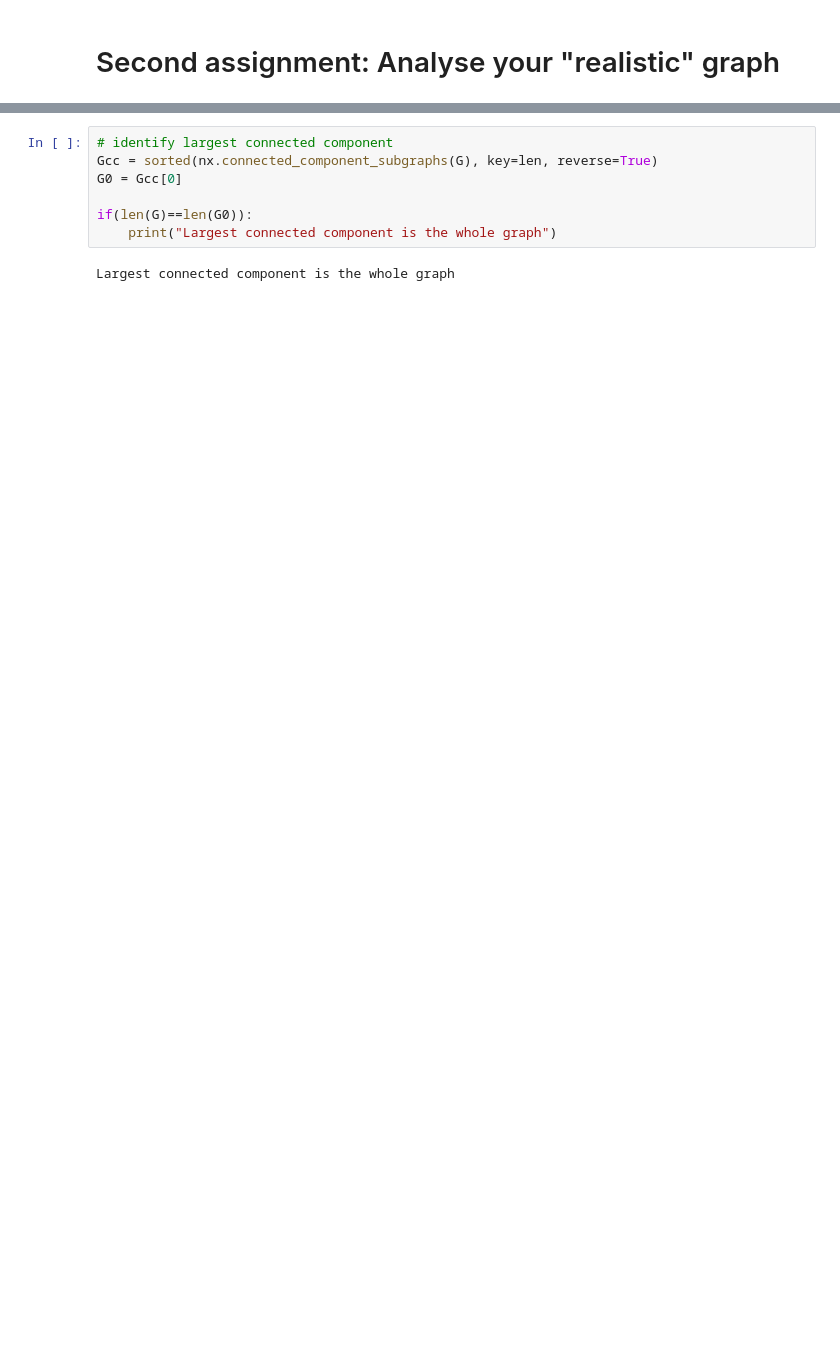
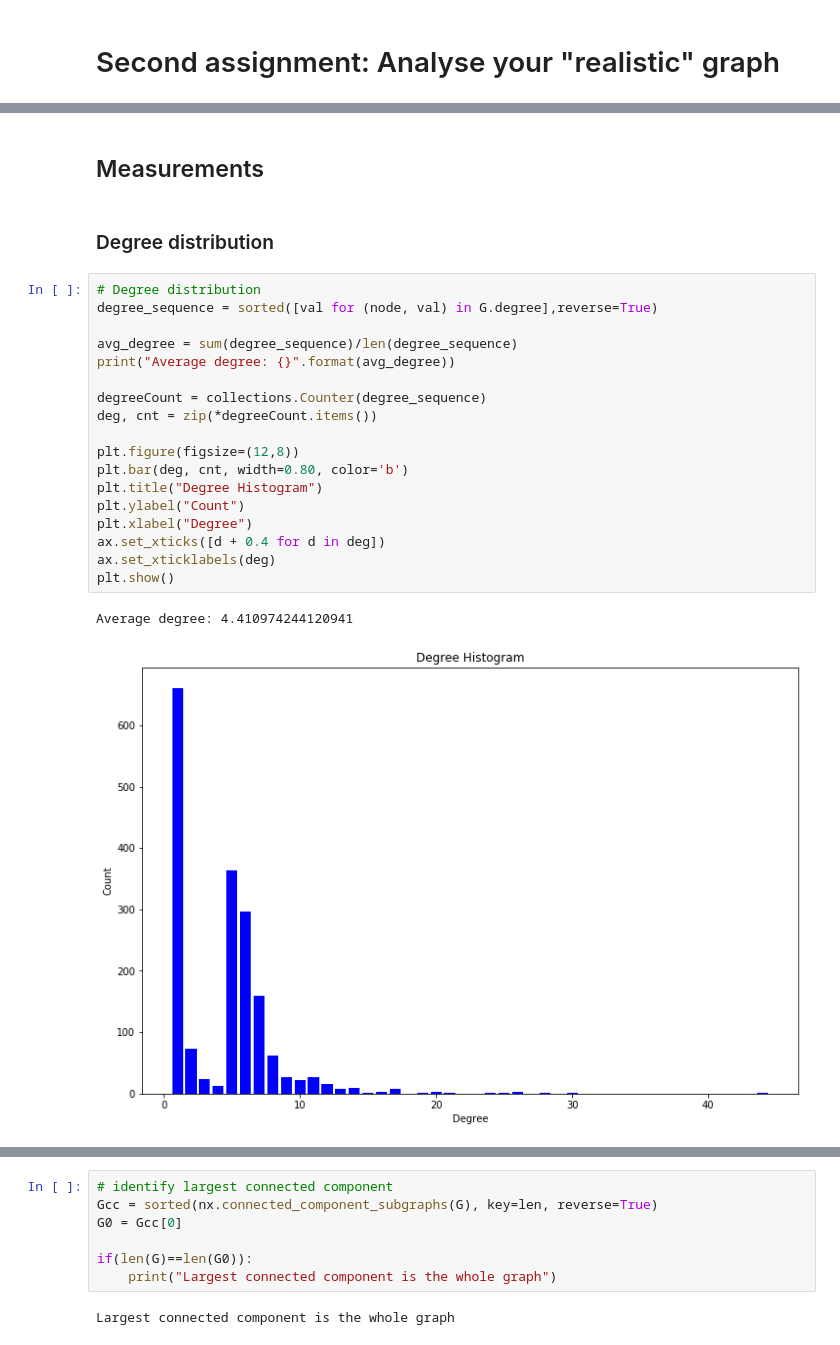
Before and after one commit to cantarinigiorgio/GraphAnalitycs, a Jupyter notebook: lab2/Second assignment.ipynb, the cells around one changed output, grey strips where cells are left out. Saved outputs shown, nothing was run; the diff lists cells and outputs as text; blank space fills up the shorter version.

```diff
--- a/lab2/Second assignment.ipynb
+++ b/lab2/Second assignment.ipynb
@@ -18,0 +20,25 @@ nx.draw_networkx(G,font_size=0,node_size=50)
+# %% [markdown]
+## Measurements
+# %% [markdown]
+### Degree distribution
+# %%
+# Degree distribution
+degree_sequence = sorted([val for (node, val) in G.degree],reverse=True)
+
+avg_degree = sum(degree_sequence)/len(degree_sequence)
+print("Average degree: {}".format(avg_degree))
+
+degreeCount = collections.Counter(degree_sequence)
+deg, cnt = zip(*degreeCount.items())
+
+plt.figure(figsize=(12,8))
+plt.bar(deg, cnt, width=0.80, color='b')
+plt.title("Degree Histogram")
+plt.ylabel("Count")
+plt.xlabel("Degree")
+ax.set_xticks([d + 0.4 for d in deg])
+ax.set_xticklabels(deg)
+plt.show()
+# %% [output]
+Average degree: 4.410974244120941
+[figure, added]
```
Also changed, not shown: parts of 27 cells of this notebook, 2 other files.
